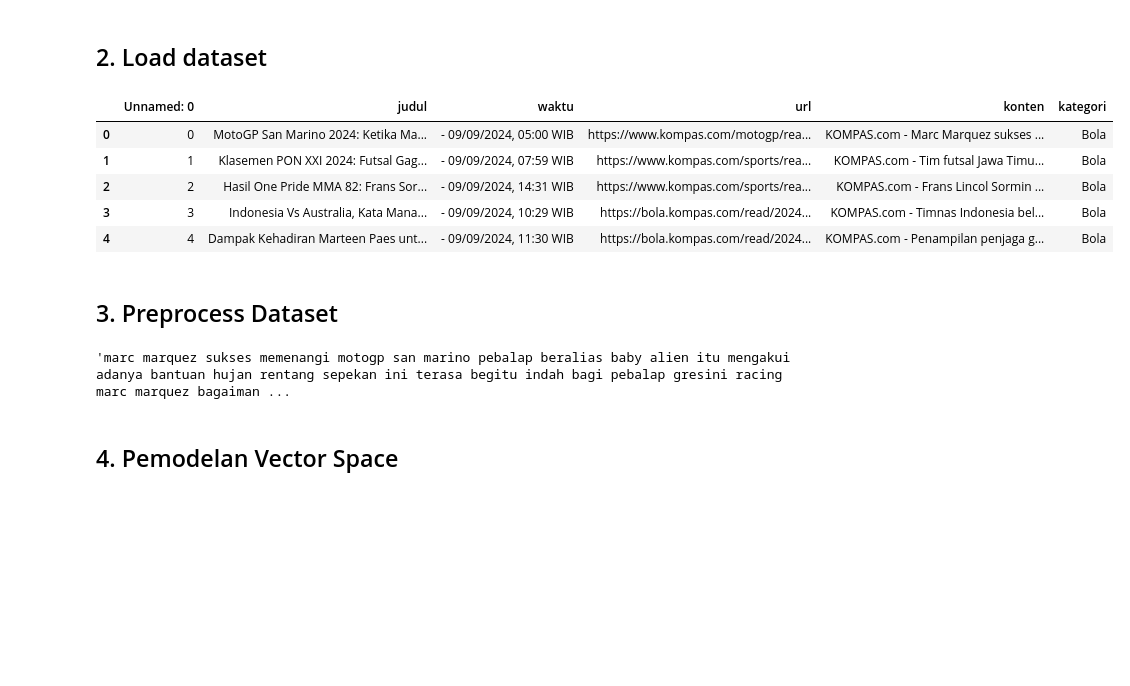
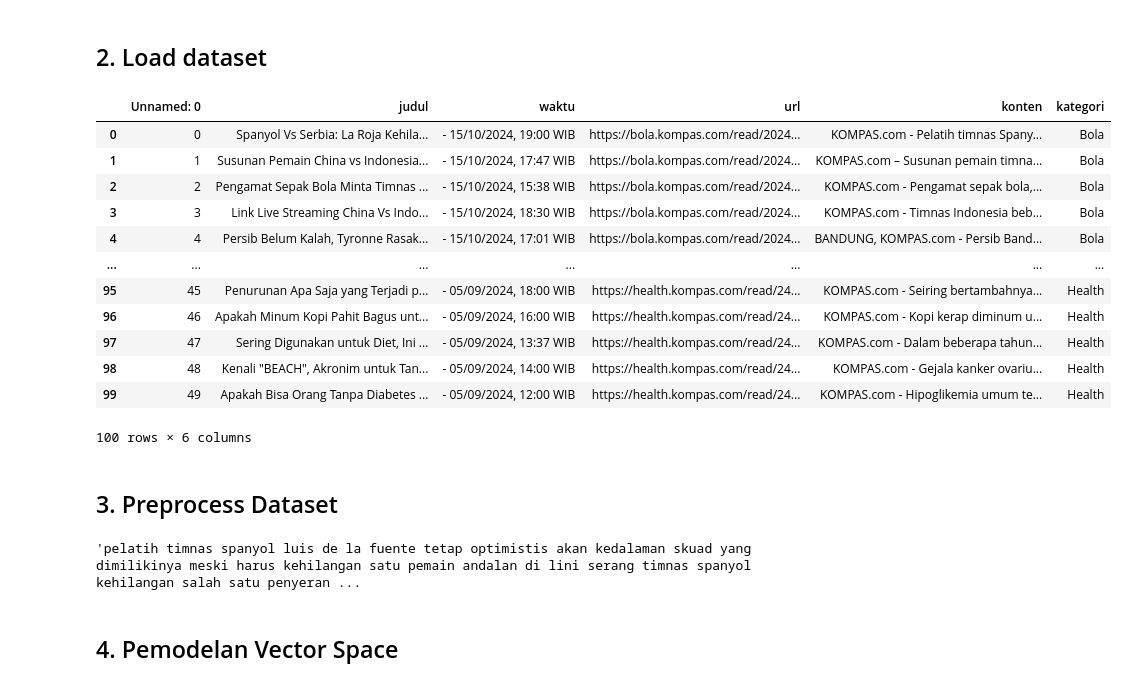
Before and after one commit to Makmunalji/PPW, a Jupyter notebook: _sources/Vector Space Model.ipynb, the cells around one changed output. Saved outputs shown, nothing was run; the diff lists cells and outputs as text; code cells hidden in the pictures; blank space fills up the shorter version.

```diff
--- a/_sources/Vector Space Model.ipynb
+++ b/_sources/Vector Space Model.ipynb
@@ -98,3 +115,5 @@ True
+# %%
+dir = '/content/drive/MyDrive/PPW BARU/report/'
 # %% [markdown]
 ## 2. Load dataset
 # %%
@@ -110,16 +130,23 @@ berita.to_csv('berita.csv')
 # %%
 # data csv sebelumnya disimpan pada variable berita
-berita = pd.read_csv('berita.csv')
+berita = pd.read_csv(dir+'berita.csv')
 
 # menampilkan data brita indeks teratas
-berita.head()
+berita
 # %% [output]
 |  | Unnamed: 0 | judul | waktu | url | konten | kategori |
-| 0 | 0 | MotoGP San Marino 2024: Ketika Ma... | - 09/09/2024, 05:00 WIB | https://www.kompas.com/motogp/rea... | KOMPAS.com - Marc Marquez sukses ... | Bola |
-| 1 | 1 | Klasemen PON XXI 2024: Futsal Gag... | - 09/09/2024, 07:59 WIB | https://www.kompas.com/sports/rea... | KOMPAS.com - Tim futsal Jawa Timu... | Bola |
-| 2 | 2 | Hasil One Pride MMA 82: Frans Sor... | - 09/09/2024, 14:31 WIB | https://www.kompas.com/sports/rea... | KOMPAS.com - Frans Lincol Sormin ... | Bola |
-| 3 | 3 | Indonesia Vs Australia, Kata Mana... | - 09/09/2024, 10:29 WIB | https://bola.kompas.com/read/2024... | KOMPAS.com - Timnas Indonesia bel... | Bola |
-| 4 | 4 | Dampak Kehadiran Marteen Paes unt... | - 09/09/2024, 11:30 WIB | https://bola.kompas.com/read/2024... | KOMPAS.com - Penampilan penjaga g... | Bola |
+| 0 | 0 | Spanyol Vs Serbia: La Roja Kehila... | - 15/10/2024, 19:00 WIB | https://bola.kompas.com/read/2024... | KOMPAS.com - Pelatih timnas Spany... | Bola |
+| 1 | 1 | Susunan Pemain China vs Indonesia... | - 15/10/2024, 17:47 WIB | https://bola.kompas.com/read/2024... | KOMPAS.com – Susunan pemain timna... | Bola |
+| 2 | 2 | Pengamat Sepak Bola Minta Timnas ... | - 15/10/2024, 15:38 WIB | https://bola.kompas.com/read/2024... | KOMPAS.com - Pengamat sepak bola,... | Bola |
+| 3 | 3 | Link Live Streaming China Vs Indo... | - 15/10/2024, 18:30 WIB | https://bola.kompas.com/read/2024... | KOMPAS.com - Timnas Indonesia beb... | Bola |
+| 4 | 4 | Persib Belum Kalah, Tyronne Rasak... | - 15/10/2024, 17:01 WIB | https://bola.kompas.com/read/2024... | BANDUNG, KOMPAS.com - Persib Band... | Bola |
+| ... | ... | ... | ... | ... | ... | ... |
+| 95 | 45 | Penurunan Apa Saja yang Terjadi p... | - 05/09/2024, 18:00 WIB | https://health.kompas.com/read/24... | KOMPAS.com - Seiring bertambahnya... | Health |
+| 96 | 46 | Apakah Minum Kopi Pahit Bagus unt... | - 05/09/2024, 16:00 WIB | https://health.kompas.com/read/24... | KOMPAS.com - Kopi kerap diminum u... | Health |
+| 97 | 47 | Sering Digunakan untuk Diet, Ini ... | - 05/09/2024, 13:37 WIB | https://health.kompas.com/read/24... | KOMPAS.com - Dalam beberapa tahun... | Health |
+| 98 | 48 | Kenali "BEACH", Akronim untuk Tan... | - 05/09/2024, 14:00 WIB | https://health.kompas.com/read/24... | KOMPAS.com - Gejala kanker ovariu... | Health |
+| 99 | 49 | Apakah Bisa Orang Tanpa Diabetes ... | - 05/09/2024, 12:00 WIB | https://health.kompas.com/read/24... | KOMPAS.com - Hipoglikemia umum te... | Health |
+100 rows × 6 columns
 # %% [markdown]
 ## 3. Preprocess Dataset
 # %%
@@ -152,7 +179,7 @@ berita['processed_text'] = berita['konten'].apply(preprocess_text)
 # %%
 berita['processed_text'][0]
 # %% [output]
-'marc marquez sukses memenangi motogp san marino pebalap beralias baby alien itu mengakui adanya bantuan hujan rentang sepekan ini terasa begitu indah bagi pebalap gresini racing marc marquez bagaiman ...
+'pelatih timnas spanyol luis de la fuente tetap optimistis akan kedalaman skuad yang dimilikinya meski harus kehilangan satu pemain andalan di lini serang timnas spanyol kehilangan salah satu penyeran ...
 # %% [markdown]
 ## 4. Pemodelan Vector Space
 # %%
```
Also changed, not shown: parts of 7 cells of this notebook, 32 other files.
